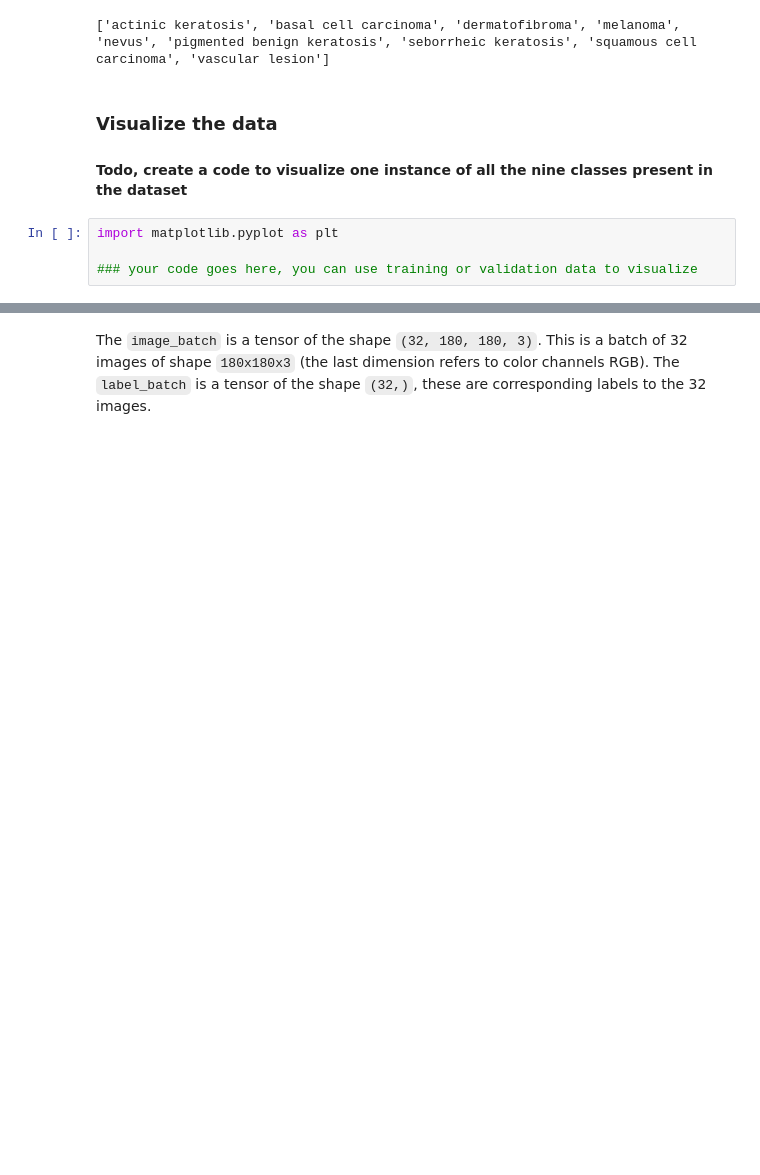
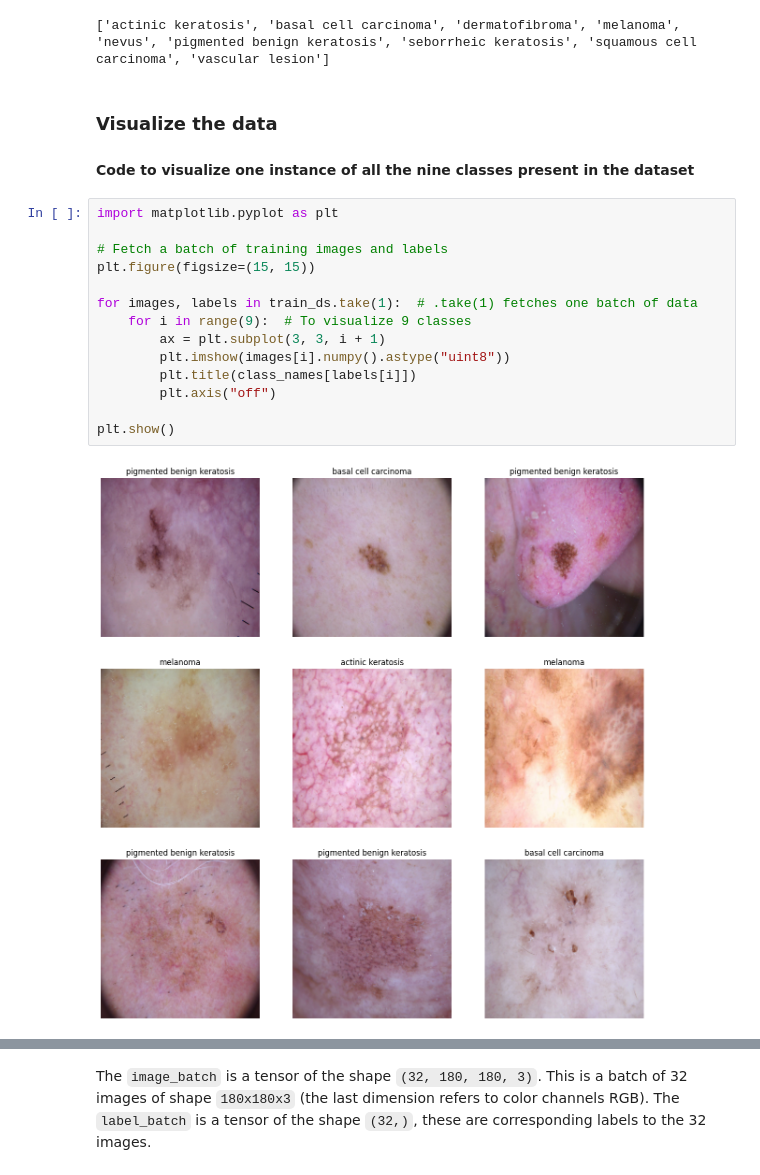
Before and after one commit to aravindvcyber/Melanoma-Detection-Assignment, a Jupyter notebook: Aravind_Vadamalaimuthu_nn.ipynb, the cells around one changed output, grey strips where cells are left out. Drawn from its saved outputs; the diff is of its cells as text; blank space fills up the shorter version.

```diff
--- a/Aravind_Vadamalaimuthu_nn.ipynb
+++ b/Aravind_Vadamalaimuthu_nn.ipynb
@@ -89,8 +89,20 @@ print(class_names)
 ['actinic keratosis', 'basal cell carcinoma', 'dermatofibroma', 'melanoma', 'nevus', 'pigmented benign keratosis', 'seborrheic keratosis', 'squamous cell carcinoma', 'vascular lesion']
 # %% [markdown]
 ### Visualize the data
-#### Todo, create a code to visualize one instance of all the nine classes present in the dataset
+#### Code to visualize one instance of all the nine classes present in the dataset
-# %%
-import matplotlib.pyplot as plt
-
-### your code goes here, you can use training or validation data to visualize
+# %%
+import matplotlib.pyplot as plt
+
+# Fetch a batch of training images and labels
+plt.figure(figsize=(15, 15))
+
+for images, labels in train_ds.take(1):  # .take(1) fetches one batch of data
+    for i in range(9):  # To visualize 9 classes
+        ax = plt.subplot(3, 3, i + 1)
+        plt.imshow(images[i].numpy().astype("uint8"))
+        plt.title(class_names[labels[i]])
+        plt.axis("off")
+
+plt.show()
+# %% [output]
+[figure, added]
```
Also changed, not shown: parts of 32 cells of this notebook.
